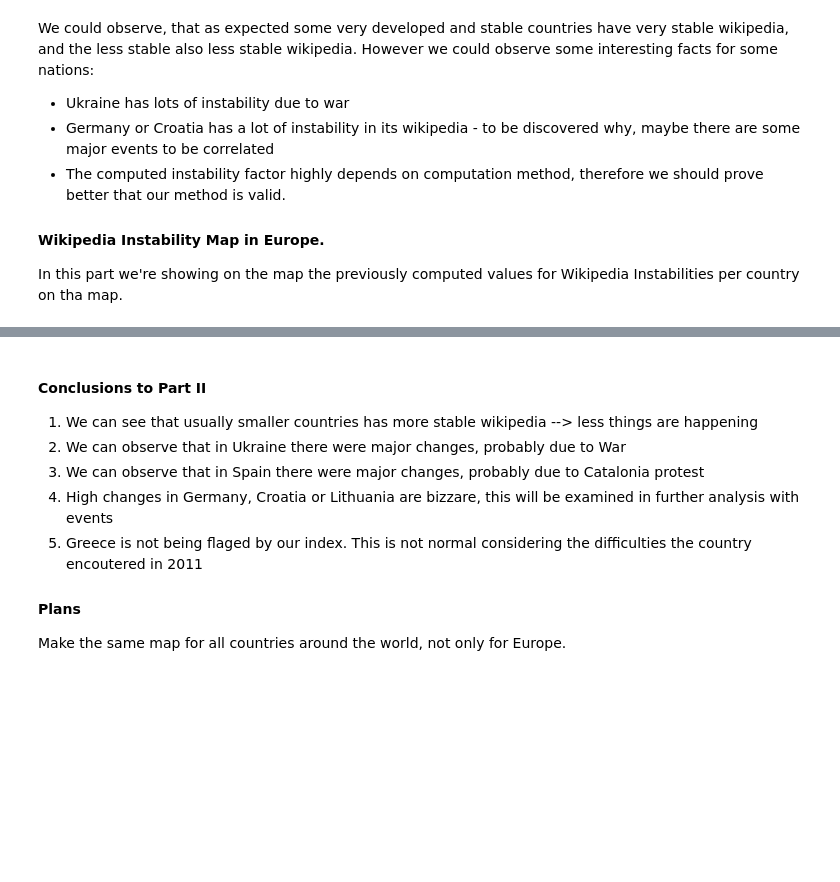
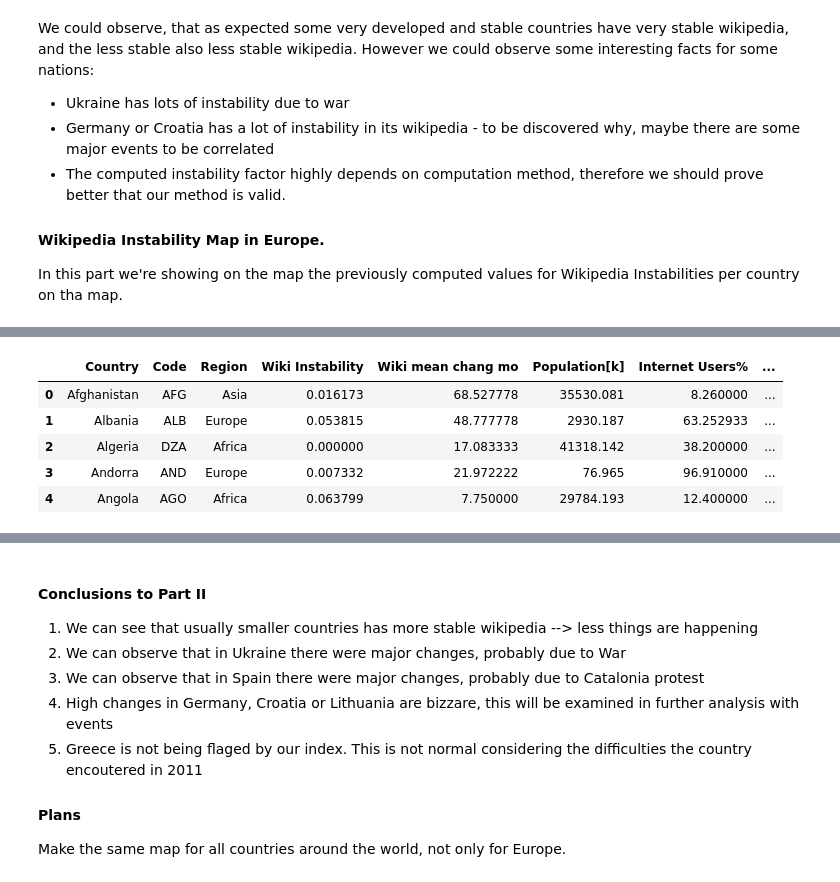
Before and after one commit to Amaumaury/ada-2017, a Jupyter notebook: project/Milestone2.ipynb, the cells around one changed output, grey strips where cells are left out. Saved outputs shown, nothing was run; the diff lists cells and outputs as text; code cells hidden in the pictures; blank space fills up the shorter version.

```diff
--- a/project/Milestone2.ipynb
+++ b/project/Milestone2.ipynb
@@ -235,0 +352,12 @@ m
+# %%
+countries_data['Internet users[k]'] = countries_data['Population[k]'] * countries_data['Internet Users%']/100
+countries_data['Big Internet'] = (countries_data['Internet users[k]'] > 2000)
+countries_data_relevant = countries_data
+countries_data_relevant.head()
+# %% [output]
+|  | Country | Code | Region | Wiki Instability | Wiki mean chang mo | Population[k] | Internet Users% | ... |
+| 0 | Afghanistan | AFG | Asia | 0.016173 | 68.527778 | 35530.081 | 8.260000 | ... |
+| 1 | Albania | ALB | Europe | 0.053815 | 48.777778 | 2930.187 | 63.252933 | ... |
+| 2 | Algeria | DZA | Africa | 0.000000 | 17.083333 | 41318.142 | 38.200000 | ... |
+| 3 | Andorra | AND | Europe | 0.007332 | 21.972222 | 76.965 | 96.910000 | ... |
+| 4 | Angola | AGO | Africa | 0.063799 | 7.750000 | 29784.193 | 12.400000 | ... |
```
Also changed, not shown: parts of 11 cells of this notebook, 9 other files.
